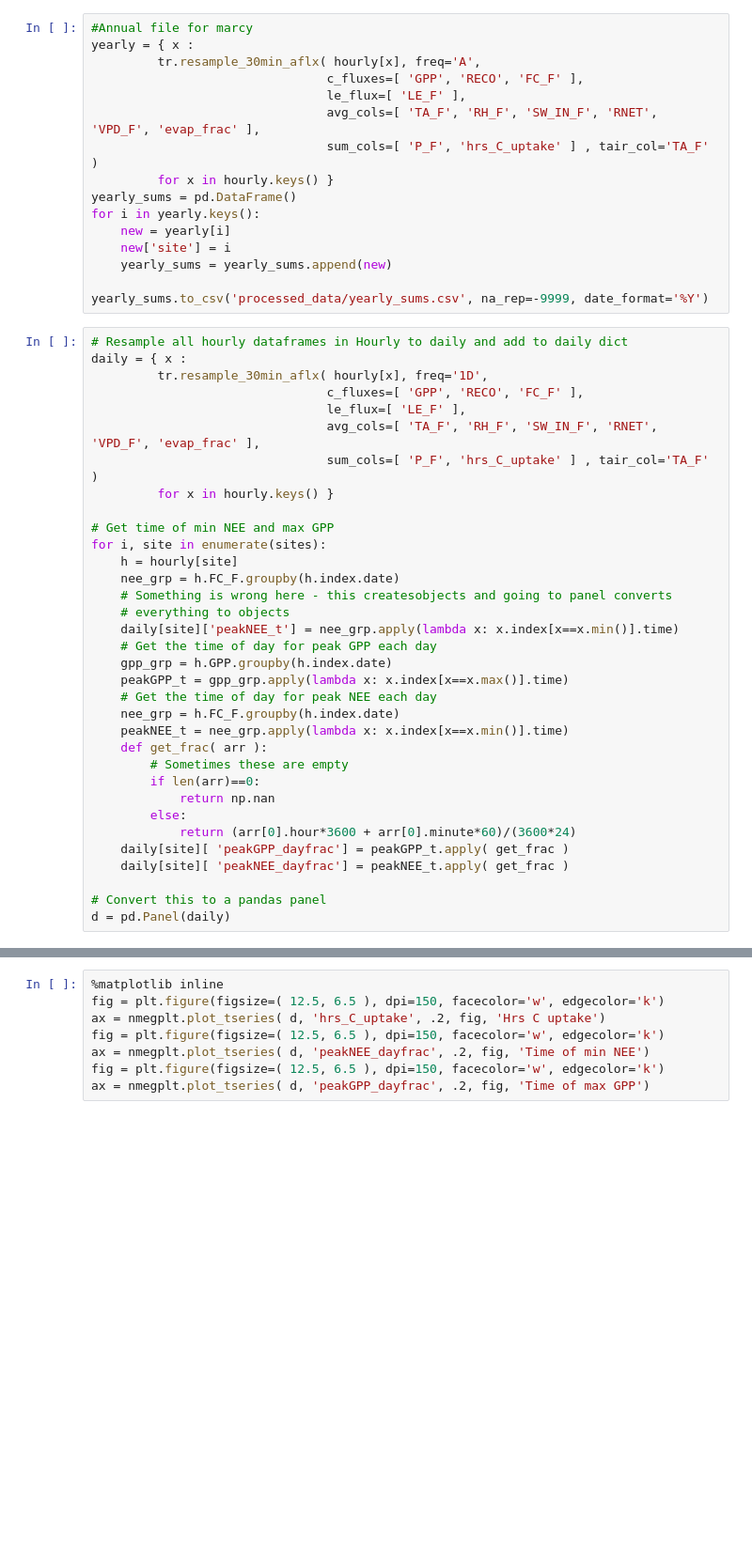
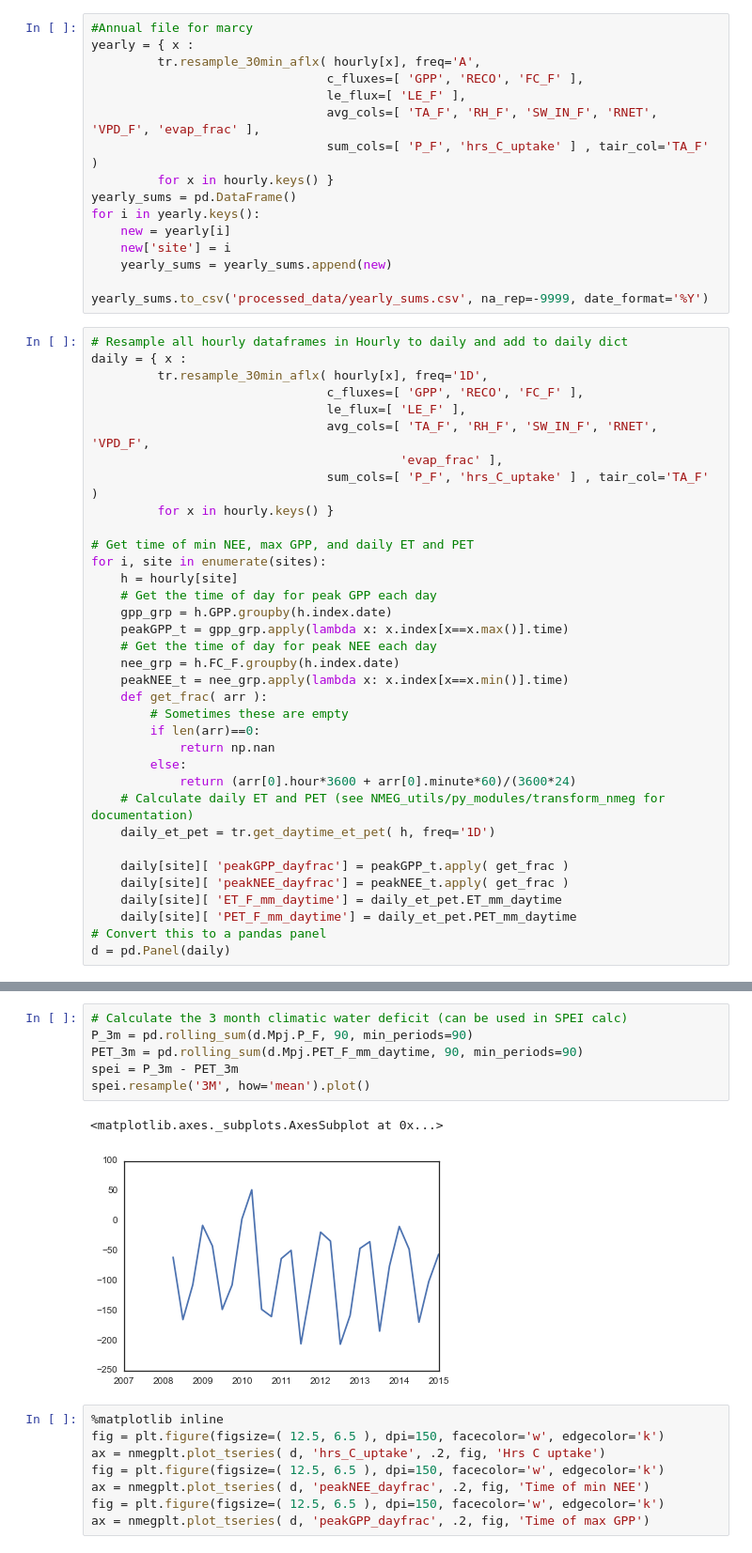
Before and after one commit to gremau/NMEG_miscellany, a Jupyter notebook: anomaly_and_C_uptake_detection.ipynb, the cells around one changed output, grey strips where cells are left out. Shown at 94% size. Drawn from its saved outputs; the diff is of its cells as text; blank space fills up the shorter version.

Commit message:
Move PET and ET_daily calcs to tranform module

```diff
--- a/anomaly_and_C_uptake_detection.ipynb
+++ b/anomaly_and_C_uptake_detection.ipynb
@@ -92,17 +92,14 @@ daily = { x :
          tr.resample_30min_aflx( hourly[x], freq='1D',
                                 c_fluxes=[ 'GPP', 'RECO', 'FC_F' ],
                                 le_flux=[ 'LE_F' ],
-                                avg_cols=[ 'TA_F', 'RH_F', 'SW_IN_F', 'RNET', 'VPD_F', 'evap_frac' ],
+                                avg_cols=[ 'TA_F', 'RH_F', 'SW_IN_F', 'RNET', 'VPD_F',
+                                          'evap_frac' ],
                                 sum_cols=[ 'P_F', 'hrs_C_uptake' ] , tair_col='TA_F' )
          for x in hourly.keys() }
 
-# Get time of min NEE and max GPP
+# Get time of min NEE, max GPP, and daily ET and PET
 for i, site in enumerate(sites):
     h = hourly[site]
-    nee_grp = h.FC_F.groupby(h.index.date)
-    # Something is wrong here - this createsobjects and going to panel converts
-    # everything to objects
-    daily[site]['peakNEE_t'] = nee_grp.apply(lambda x: x.index[x==x.min()].time)
     # Get the time of day for peak GPP each day
     gpp_grp = h.GPP.groupby(h.index.date)
     peakGPP_t = gpp_grp.apply(lambda x: x.index[x==x.max()].time)
@@ -115,8 +112,12 @@ for i, site in enumerate(sites):
             return np.nan
         else:
             return (arr[0].hour*3600 + arr[0].minute*60)/(3600*24)
+    # Calculate daily ET and PET (see NMEG_utils/py_modules/transform_nmeg for documentation)
+    daily_et_pet = tr.get_daytime_et_pet( h, freq='1D')
+
     daily[site][ 'peakGPP_dayfrac'] = peakGPP_t.apply( get_frac )
     daily[site][ 'peakNEE_dayfrac'] = peakNEE_t.apply( get_frac )
-
+    daily[site][ 'ET_F_mm_daytime'] = daily_et_pet.ET_mm_daytime
+    daily[site][ 'PET_F_mm_daytime'] = daily_et_pet.PET_mm_daytime
 # Convert this to a pandas panel
 d = pd.Panel(daily)
@@ -123,3 +132,12 @@ d = pd.Panel(daily)
+# %%
+# Calculate the 3 month climatic water deficit (can be used in SPEI calc)
+P_3m = pd.rolling_sum(d.Mpj.P_F, 90, min_periods=90)
+PET_3m = pd.rolling_sum(d.Mpj.PET_F_mm_daytime, 90, min_periods=90)
+spei = P_3m - PET_3m
+spei.resample('3M', how='mean').plot()
+# %% [output]
+<matplotlib.axes._subplots.AxesSubplot at 0x...>
+[figure, added]
 # %%
 %matplotlib inline
 fig = plt.figure(figsize=( 12.5, 6.5 ), dpi=150, facecolor='w', edgecolor='k')
```
Also changed, not shown: parts of 2 cells of this notebook.
